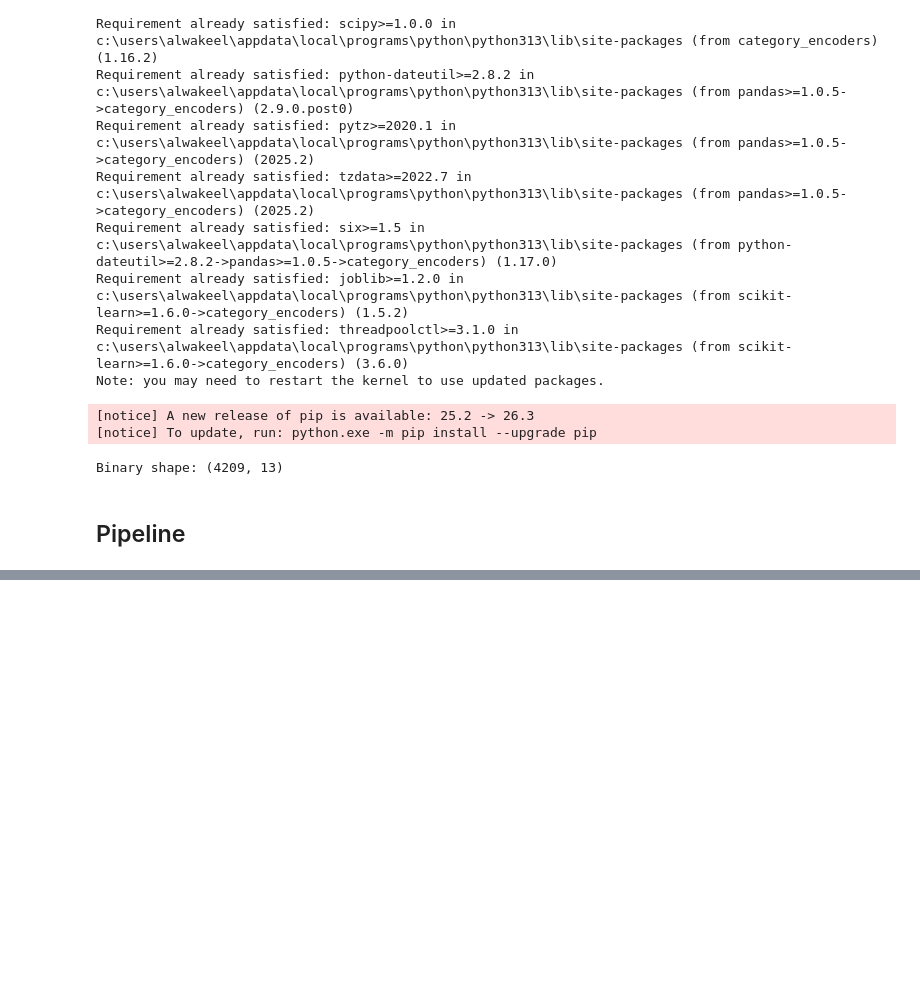
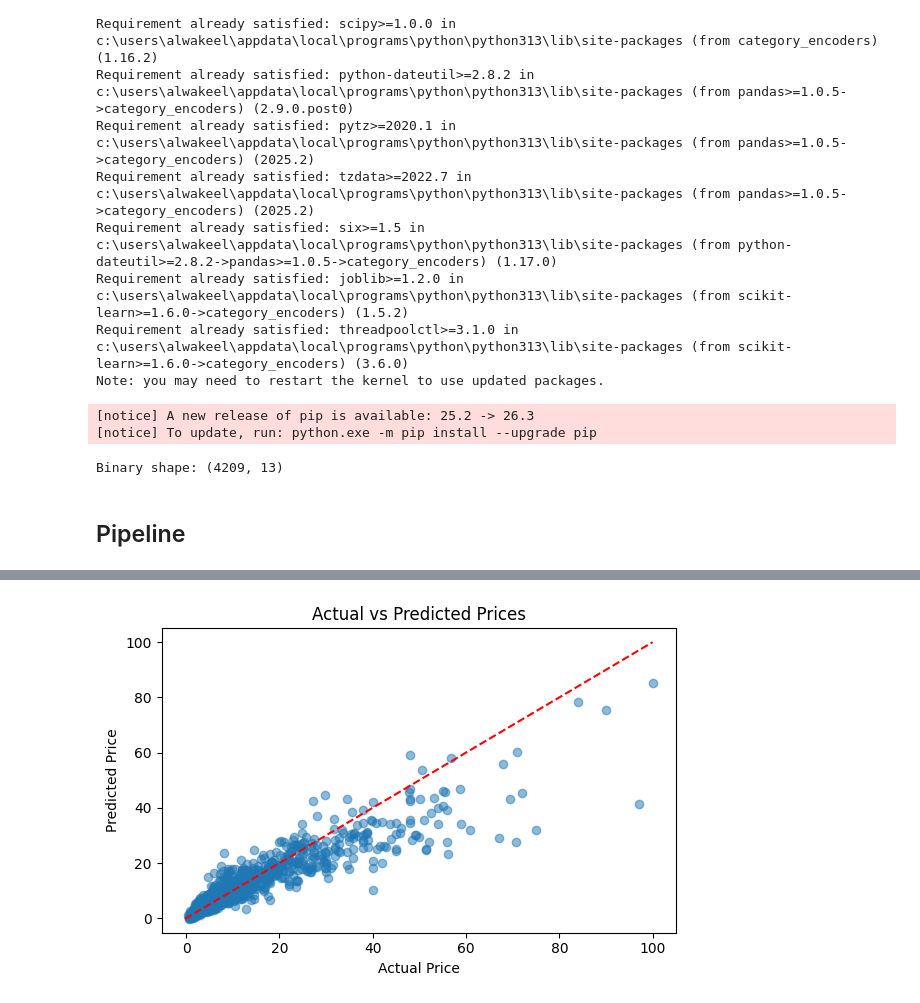
Before and after one commit to abdelhalimyasser/machine-learning-models-2026-fcai-cu, a Jupyter notebook: notebooks/a_numerical_regression/Preprocessing.ipynb, the cells around one changed output, grey strips where cells are left out. Saved outputs shown, nothing was run; the diff lists cells and outputs as text; code cells hidden in the pictures; blank space fills up the shorter version.

Commit message:
linearRegggg

```diff
--- a/notebooks/a_numerical_regression/02_Preprocessing.ipynb
+++ b/notebooks/a_numerical_regression/Preprocessing.ipynb
@@ -264,9 +264,3 @@ preprocessor = ColumnTransformer([
     ("onehot",    onehot_pipe,    onehot_cols),
     ("binary",    binary_pipe,    binary_cols)
 ])
-
-X_train_final = preprocessor.fit_transform(X_train)
-X_test_final  = preprocessor.transform(X_test)
-
-print("X_train_final shape:", X_train_final.shape)
-print("X_test_final shape :", X_test_final.shape)
@@ -275,0 +282,3 @@ X_test_final shape : (1804, 36)
+# %%
+lr_model = LinearRegression()
+lr_model.fit(X_train_final, y_train_log)
@@ -275,0 +287,9 @@ X_test_final shape : (1804, 36)
+# %%
+y_train_pred_log = lr_model.predict(X_train_final)
+y_test_pred_log = lr_model.predict(X_test_final)
+# %%
+y_train_pred = np.expm1(y_train_pred_log)
+y_test_pred = np.expm1(y_test_pred_log)
+
+y_train_actual = np.expm1(y_train_log)
+y_test_actual = np.expm1(y_test_log)
@@ -275,0 +326,18 @@ X_test_final shape : (1804, 36)
+# %%
+plt.figure(figsize=(6, 4))
+
+plt.scatter(y_test_actual, y_test_pred, alpha=0.5)
+
+min_val = min(y_test_actual.min(), y_test_pred.min())
+max_val = max(y_test_actual.max(), y_test_pred.max())
+
+plt.plot([min_val, max_val], [min_val, max_val], "r--")
+
+plt.xlabel("Actual Price")
+plt.ylabel("Predicted Price")
+plt.title("Actual vs Predicted Prices")
+
+plt.tight_layout()
+plt.show()
+# %% [output]
+[figure, added]
```
Also changed, not shown: parts of 8 cells of this notebook, 2 other files.
